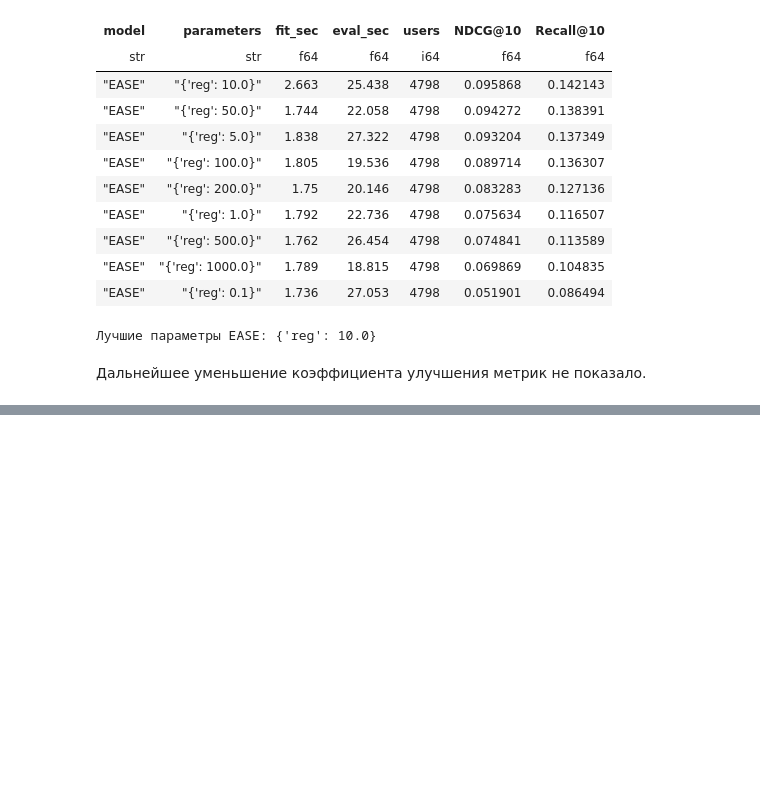
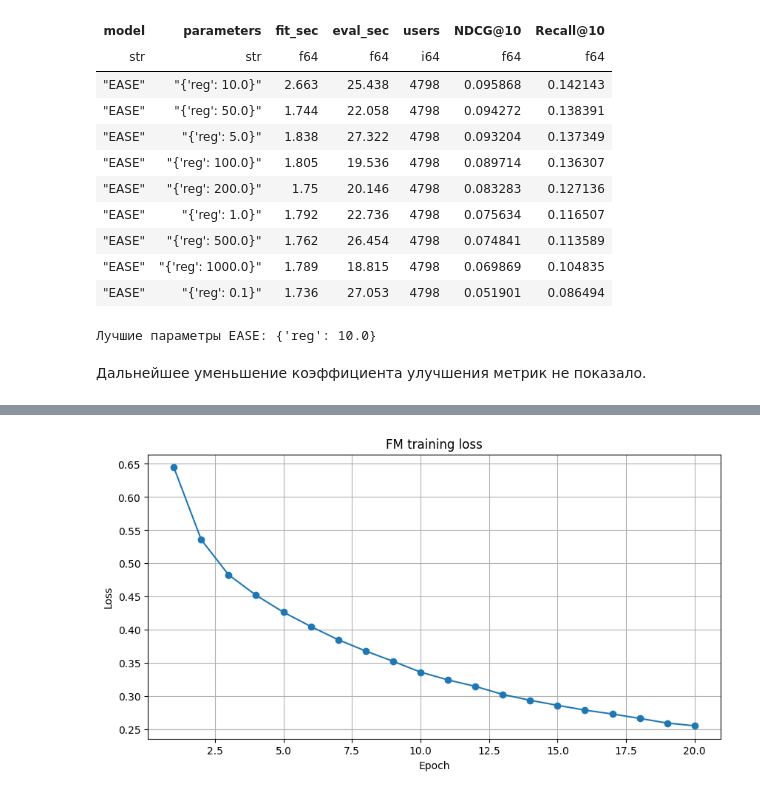
Before and after one commit to vshsch/recsys-hw1, a Jupyter notebook: experiments.ipynb, the cells around one changed output, grey strips where cells are left out. Saved outputs shown, nothing was run; the diff lists cells and outputs as text; code cells hidden in the pictures; blank space fills up the shorter version.

```diff
--- a/experiments.ipynb
+++ b/experiments.ipynb
@@ -1865,0 +2064,11 @@ shape: (9, 7)
+# %%
+fm_history = pl.DataFrame(best_fm_model.history)
+plt.figure(figsize=(10, 5))
+plt.plot(fm_history["epoch"], fm_history["loss"], marker="o")
+plt.title("FM training loss")
+plt.xlabel("Epoch")
+plt.ylabel("Loss")
+plt.grid(True)
+plt.show()
+# %% [output]
+[figure, added]
```
Also changed, not shown: parts of 18 cells of this notebook, 4 other files.
